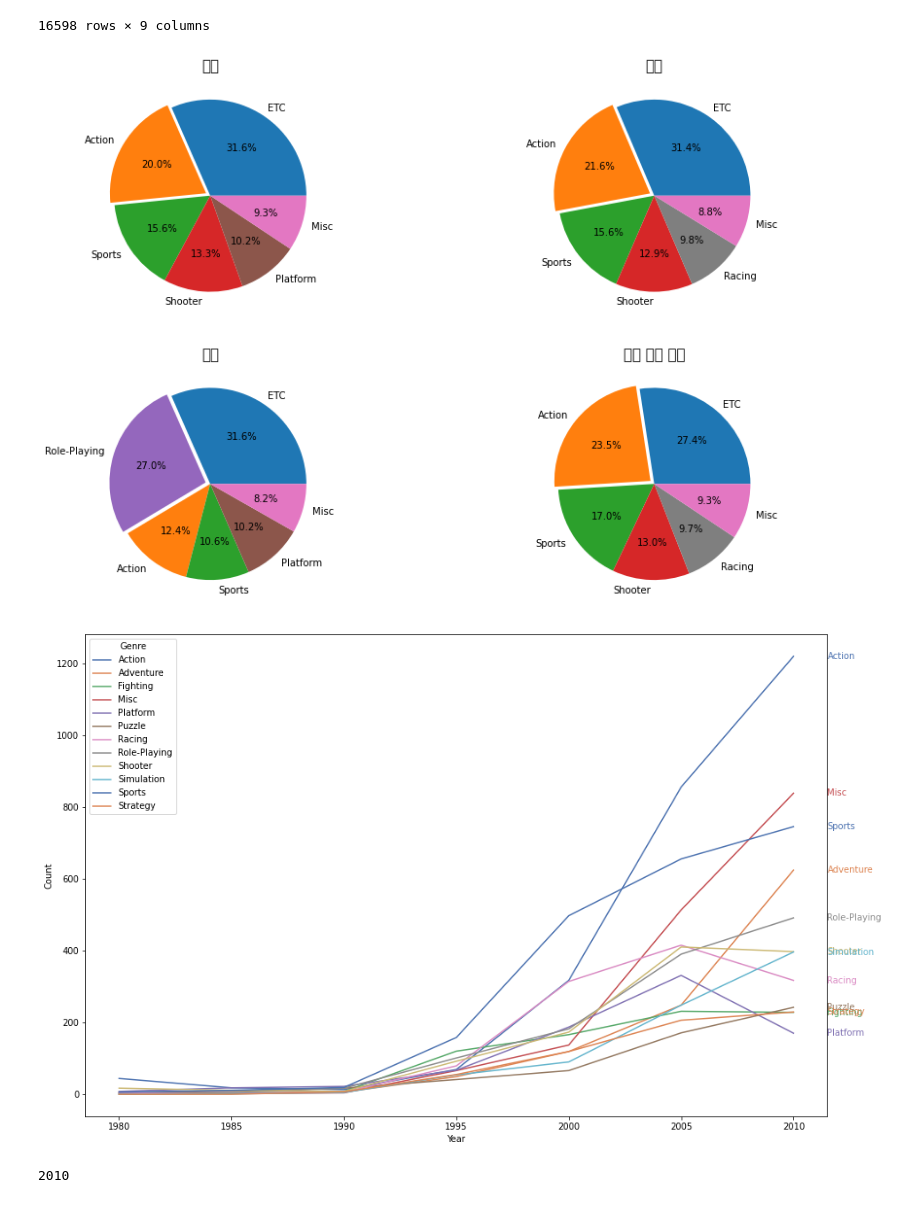
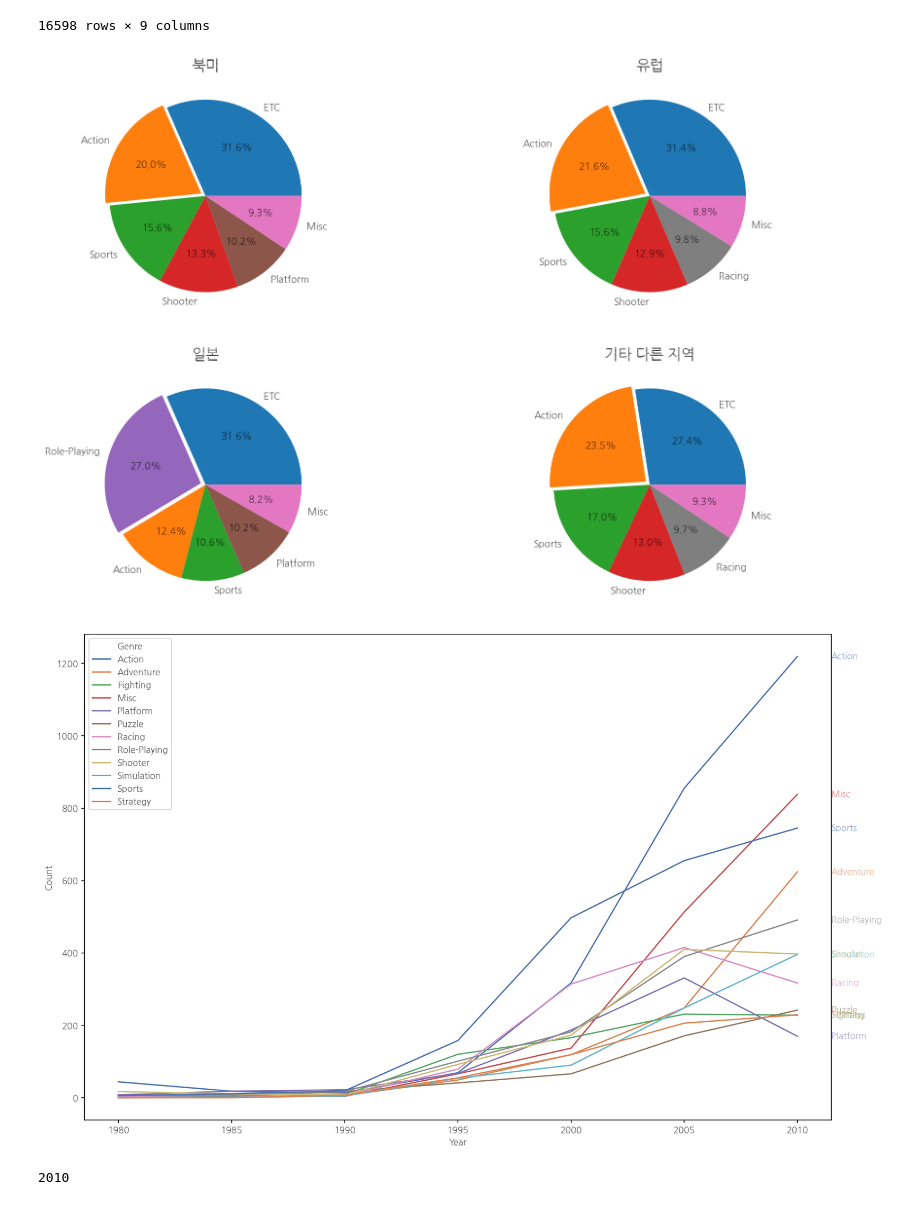
Before and after one commit to dongqui/ds-section1-project, a Jupyter notebook: section1-project.ipynb, the cells around one changed output. Saved outputs shown, nothing was run; the diff lists cells and outputs as text; code cells hidden in the pictures.

```diff
--- a/section1-project.ipynb
+++ b/section1-project.ipynb
@@ -2,9 +2,20 @@
 import pandas as pd
 import numpy as np
 import seaborn as sns
+import math
+import matplotlib as mpl
 import matplotlib.pyplot as plt
-import math
+import matplotlib.font_manager as fm
 from scipy import stats
+
+# !apt-get update -qq
+# !apt-get install fonts-nanum* -qq
+path = '/usr/share/fonts/truetype/nanum/NanumGothicEco.ttf'
+font_name = fm.FontProperties(fname=path, size=10).get_name()
+plt.rc('font', family=font_name)
+fm._rebuild()
+mpl.rcParams['axes.unicode_minus'] = False
+%config InlineBackend.figure_format='retina'
 
 DATA_URL = 'https://ds-lecture-data.s3.ap-northeast-2.amazonaws.com/datasets/vgames2.csv'
 df = pd.read_csv(DATA_URL, index_col=[0])
@@ -70,38 +81,38 @@ colours = {'ETC': 'C0',
            'Action': 'C1',
            'Sports': 'C2',
            'Shooter': 'C3',
            'Role-Playing': 'C4',
            'Platform': 'C5',
            'Misc': 'C6',
            'Racing': 'C7'}
 fig, axs = plt.subplots(2, 2, figsize=(15, 10))
-axs[0, 0].set_title('NA_Sales', fontsize=15)
+axs[0, 0].set_title('북미', fontsize=15)
 axs[0, 0].pie(na['NA_Sales'],
               labels=na.index,
               autopct='%1.1f%%',
               colors=[colours[key] for key in na.index],
               explode=(0, 0.05, 0, 0, 0, 0))
-axs[0, 1].set_title('EU_Sales', fontsize=15)
+axs[0, 1].set_title('유럽', fontsize=15)
 axs[0, 1].pie(eu['EU_Sales'],
               labels=eu.index,
               autopct='%1.1f%%',
               colors=[colours[key] for key in eu.index],
               explode=(0, 0.05, 0, 0, 0, 0))
-axs[1, 0].set_title('JP_Sales', fontsize=15)
+axs[1, 0].set_title('일본', fontsize=15)
 axs[1, 0].pie(jp['JP_Sales'],
               labels=jp.index,
               autopct='%1.1f%%',
               colors=[colours[key] for key in jp.index],
               explode=(0, 0.05, 0, 0, 0, 0))
-axs[1, 1].set_title('Other_Sales', fontsize=15)
+axs[1, 1].set_title('기타 다른 지역', fontsize=15)
 axs[1, 1].pie(other['Other_Sales'],
               labels=other.index,
               autopct='%1.1f%%',
               colors=[colours[key] for key in other.index],
               explode=(0, 0.05, 0, 0, 0, 0))
 plt.show()
 # %% [output]
-[figure, old version]
+[figure, new version]
 # %%
 df_trend = df[['Year', 'Genre']]
 df_trend = df_trend[df_trend['Year'] != 0]
@@ -120,7 +131,7 @@ for idx, l in enumerate(g.lines):
       g.annotate(tidy_trend['Genre'][idx], xy=(1,y[-1]), xycoords=('axes fraction', 'data'),
                     ha='left', va='center', color=l.get_color())
 # %% [output]
-[figure, old version]
+[figure, new version]
 # %%
 5 * round(2012.0 / 5)
 # %% [output]
```
